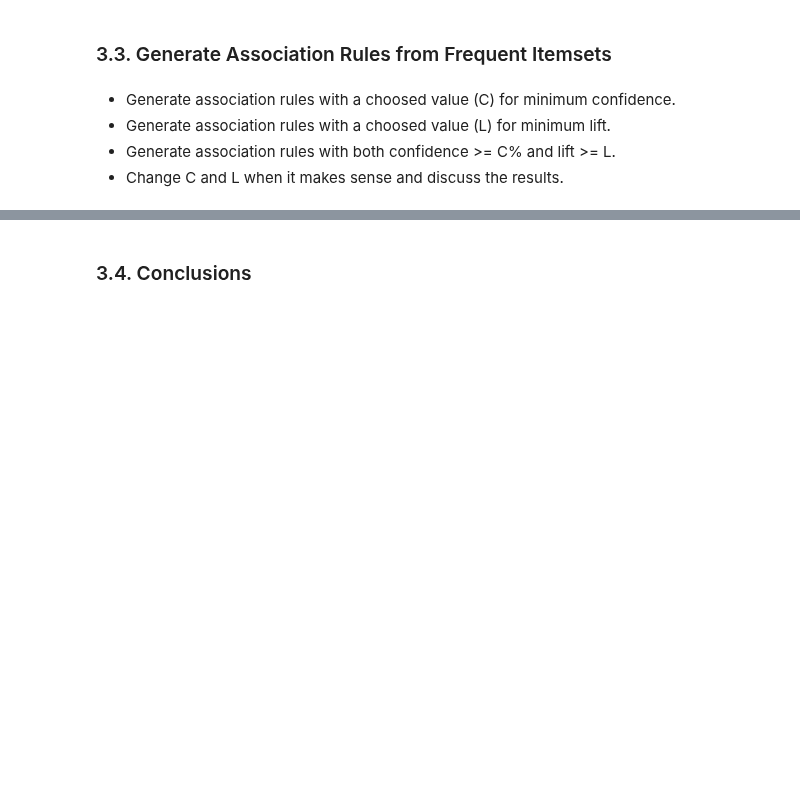
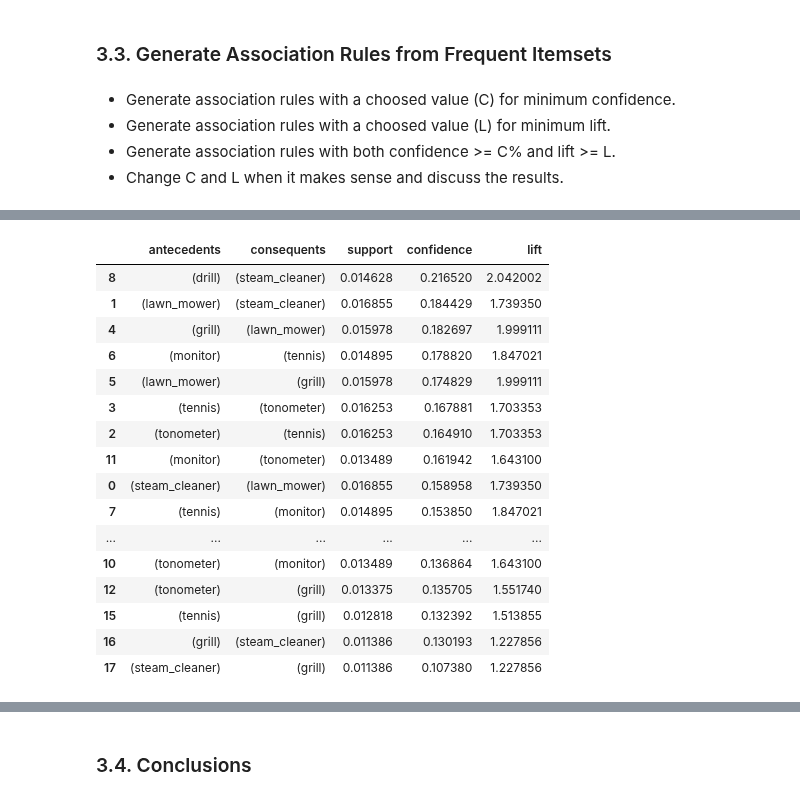
Before and after one commit to flpsantos3/PD_01, a Jupyter notebook: PD_202021_P1.ipynb, the cells around one changed output, grey strips where cells are left out. Saved outputs shown, nothing was run; the diff lists cells and outputs as text; code cells hidden in the pictures; blank space fills up the shorter version.

```diff
--- a/PD_202021_P1.ipynb
+++ b/PD_202021_P1.ipynb
@@ -757,8 +765,12 @@ summer_clicks_binary = pd.DataFrame(trans_array, columns=tr_enc.columns_)
 # FP-Growth
 frequent_summer_clicks=fpgrowth(summer_clicks_binary, min_support=0.01,use_colnames=True)
 frequent_summer_clicks['length'] = frequent_summer_clicks['itemsets'].apply(lambda x: len(x))
+frequent_summer_clicks=frequent_summer_clicks.sort_values(by=['length','support'], ascending=False)
+frequent_summer_clicks=frequent_summer_clicks.reset_index(drop=True)
+frequent_summer_clicks.index+=1
+
+# only 2 and 3 itemsets
 itemsets_summer_clicks=frequent_summer_clicks[frequent_summer_clicks['length']>1]
-itemsets_summer_clicks=itemsets_summer_clicks.sort_values(by=['length','support'], ascending=False)
 itemsets_summer_clicks=itemsets_summer_clicks.reset_index(drop=True)
 itemsets_summer_clicks.index+=1
 itemsets_summer_clicks
@@ -809,0 +880,27 @@ itemsets_spring_clicks
+# %%
+# Generate association rules with confidence >= 15%
+rules_summer_clicks = association_rules(frequent_summer_clicks,
+                                      metric = "confidence",
+                                      min_threshold=0.015)
+
+rules_summer_clicks[['antecedents','consequents','support','confidence','lift']]\
+                  .sort_values(by=['confidence','lift'],
+                               ascending=False)
+# %% [output]
+|  | antecedents | consequents | support | confidence | lift |
+| 8 | (drill) | (steam_cleaner) | 0.014628 | 0.216520 | 2.042002 |
+| 1 | (lawn_mower) | (steam_cleaner) | 0.016855 | 0.184429 | 1.739350 |
+| 4 | (grill) | (lawn_mower) | 0.015978 | 0.182697 | 1.999111 |
+| 6 | (monitor) | (tennis) | 0.014895 | 0.178820 | 1.847021 |
+| 5 | (lawn_mower) | (grill) | 0.015978 | 0.174829 | 1.999111 |
+| 3 | (tennis) | (tonometer) | 0.016253 | 0.167881 | 1.703353 |
+| 2 | (tonometer) | (tennis) | 0.016253 | 0.164910 | 1.703353 |
+| 11 | (monitor) | (tonometer) | 0.013489 | 0.161942 | 1.643100 |
+| 0 | (steam_cleaner) | (lawn_mower) | 0.016855 | 0.158958 | 1.739350 |
+| 7 | (tennis) | (monitor) | 0.014895 | 0.153850 | 1.847021 |
+| ... | ... | ... | ... | ... | ... |
+| 10 | (tonometer) | (monitor) | 0.013489 | 0.136864 | 1.643100 |
+| 12 | (tonometer) | (grill) | 0.013375 | 0.135705 | 1.551740 |
+| 15 | (tennis) | (grill) | 0.012818 | 0.132392 | 1.513855 |
+| 16 | (grill) | (steam_cleaner) | 0.011386 | 0.130193 | 1.227856 |
+| 17 | (steam_cleaner) | (grill) | 0.011386 | 0.107380 | 1.227856 |
```
Also changed, not shown: parts of 7 cells of this notebook.
